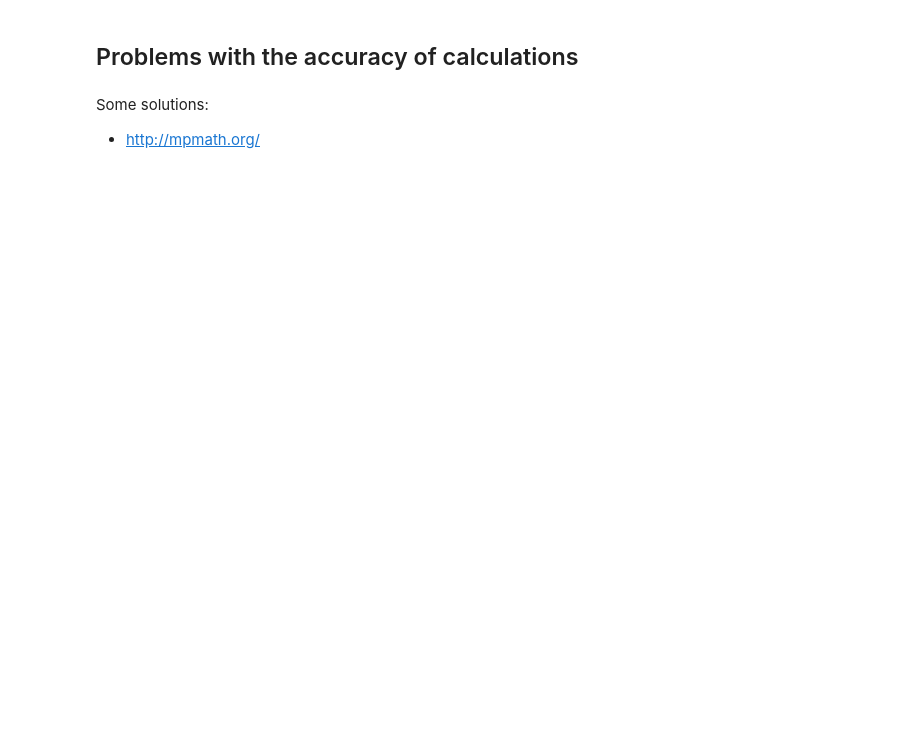
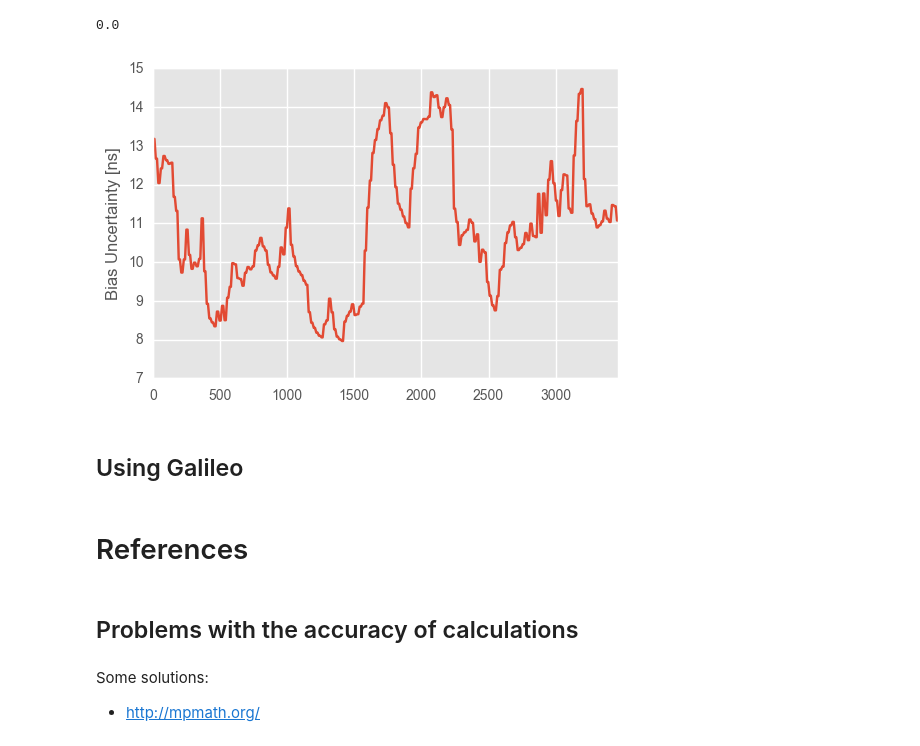
Before and after one commit to DfAC/AndroidGNSS, a Jupyter notebook: ProcessRanges.ipynb, the cells around one changed output. Drawn from its saved outputs; the diff is of its cells as text; code cells hidden in the pictures; blank space fills up the shorter version.

```diff
--- a/ProcessRanges.ipynb
+++ b/ProcessRanges.ipynb
@@ -154,0 +264,10 @@ SV_ranges.plot();
+# %%
+print df_GNSS.TimeUncertaintyNanos.sum()
+
+df_GNSS.BiasUncertaintyNanos.plot()
+plt.ylabel('Bias Uncertainty [ns]');
+# %% [output]
+0.0
+[figure, added]
+# %% [markdown]
+## Using Galileo
@@ -155,2 +282,4 @@ SV_ranges.plot();
+# %% [markdown]
+# References
 # %% [markdown]
 ## Problems with the accuracy of calculations
```
Also changed, not shown: parts of 37 cells of this notebook, 1 other file.
